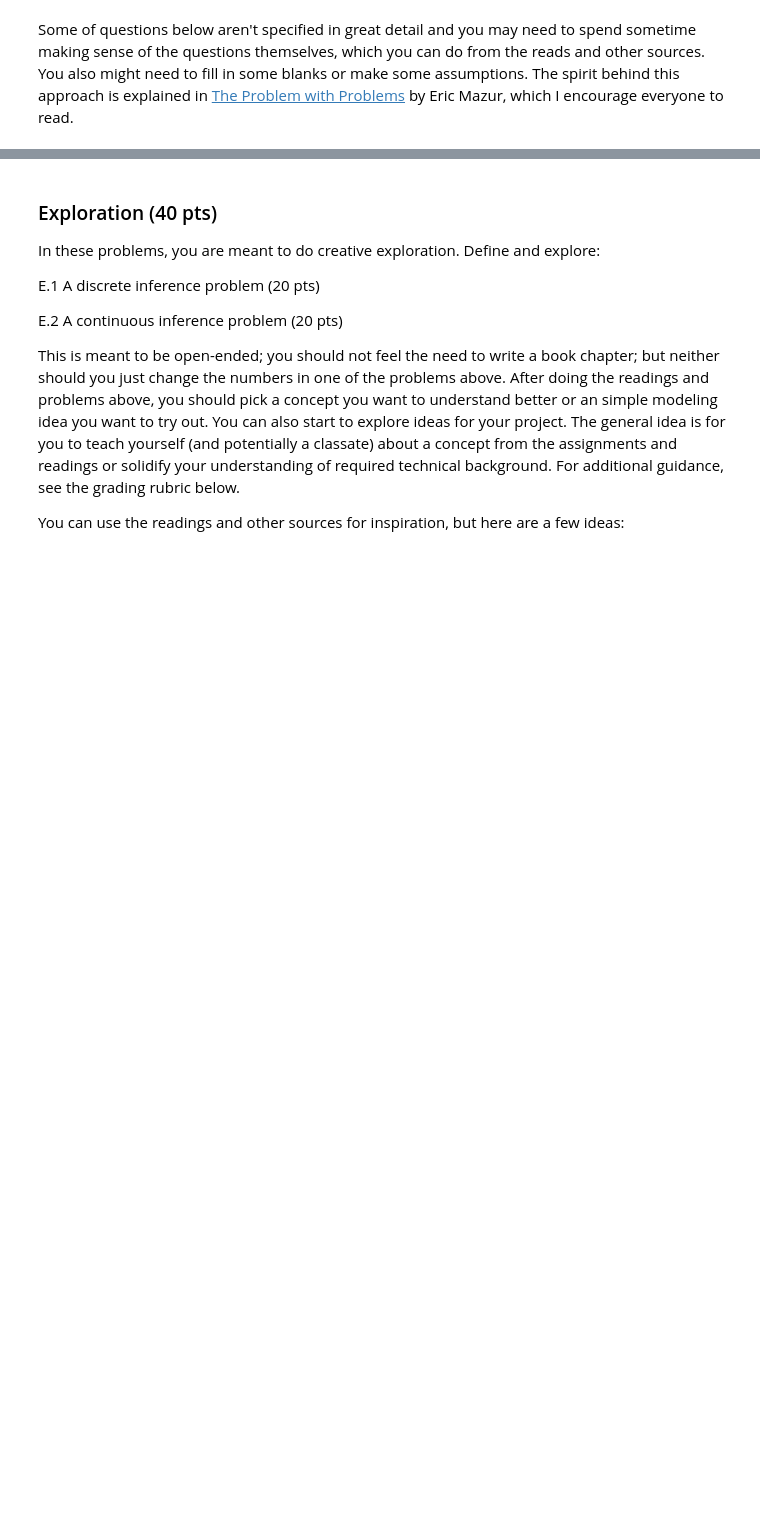
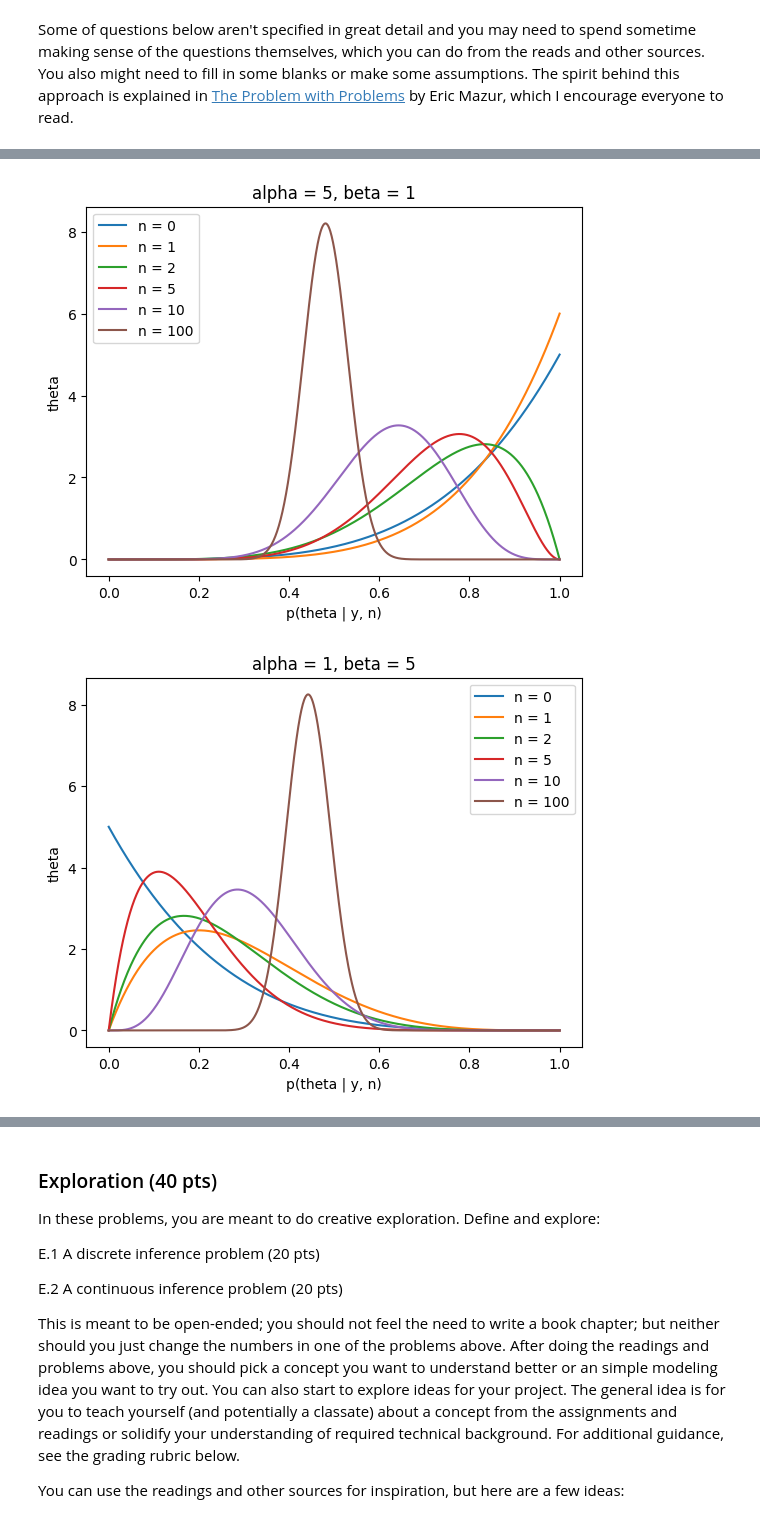
Before and after one commit to sakinkirti/CSDS491, a Jupyter notebook: CSDS491-A1-sak207.ipynb, the cells around one changed output, grey strips where cells are left out. Drawn from its saved outputs; the diff is of its cells as text; code cells hidden in the pictures; blank space fills up the shorter version.

```diff
--- a/CSDS491-A1-sak207.ipynb
+++ b/CSDS491-A1-sak207.ipynb
@@ -65,0 +244,12 @@ Define and plot prior distributions that expresses each of these beliefs.  Provi
+# %%
+# test by creating several plots showing change of beliefs
+trial_list = [0, 1, 2, 5, 10, 100]
+
+plot_posterior(5, 1, 0.5, trial_list)
+plot_posterior(1, 5, 0.5, trial_list)
+plot_posterior(0.5, 0.5, 0.5, trial_list)
+plot_posterior(5, 5, 0.5, trial_list)
+plot_posterior(1, 1, 0.5, trial_list)
+# %% [output]
+[figure, added]
+[figure, added]
```
Also changed, not shown: parts of 32 cells of this notebook.
